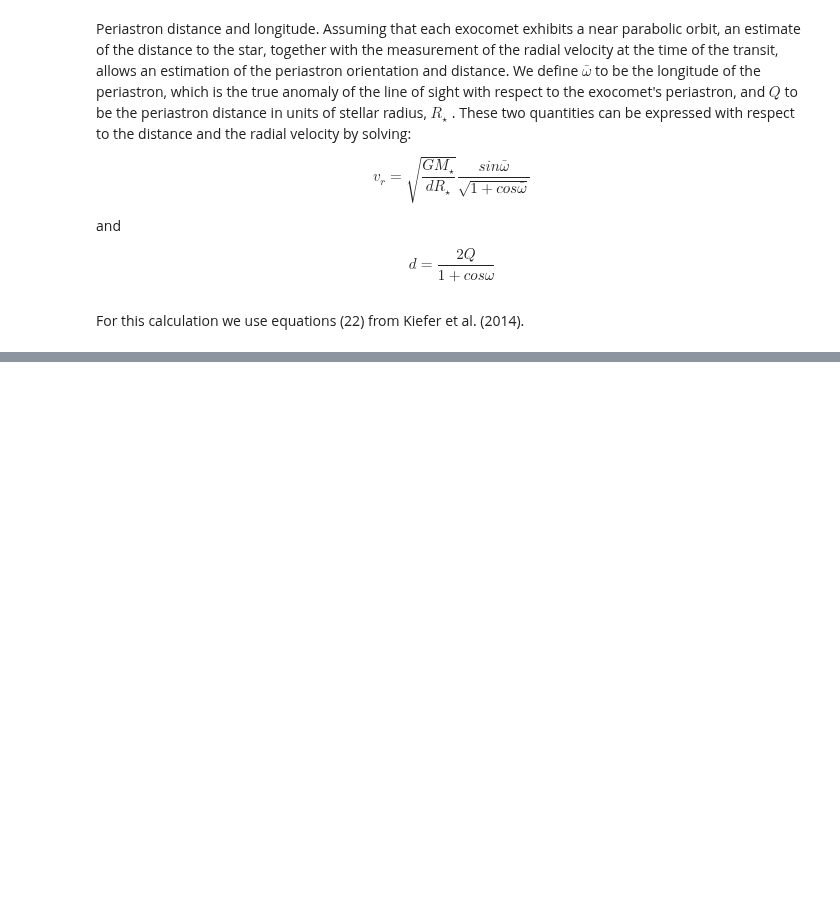
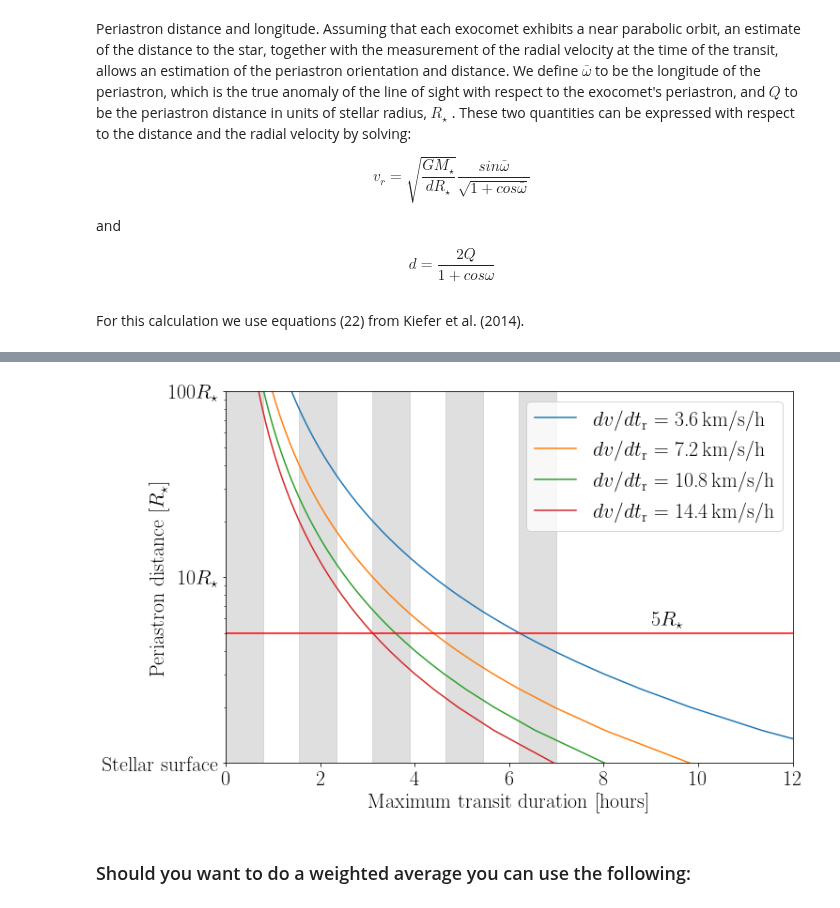
Before and after one commit to bdrdavies/exocomets, a Jupyter notebook: notebooks/transit_duration.ipynb, the cells around one changed output, grey strips where cells are left out. Drawn from its saved outputs; the diff is of its cells as text; code cells hidden in the pictures; blank space fills up the shorter version.

```diff
--- a/notebooks/transit_duration.ipynb
+++ b/notebooks/transit_duration.ipynb
@@ -84,3 +82,62 @@ Maximum transit duration: 4.6 ± 0.3 hours
+# %%
+# Setting the parameters for the plots
+plotting_params = {'backend': 'wxAgg',
+                   'font.family': 'serif',
+                   'font.size': 22,
+                   'lines.markersize' : 2,
+                   'axes.labelsize': 22,
+                   'legend.fontsize': 22,
+                   'xtick.labelsize': 22,
+                   'ytick.labelsize': 22,
+                   'text.usetex': True}
+
+plt.rcParams.update(plotting_params)
+# %%
+#fig = plt.figure(figsize=(10.0,6.0))
+fig, ax = plt.subplots(figsize=(11.0,7.0))
+
+for i in range(5):
+    plt.axvspan(i*1.55,0.80+i*1.55, alpha=0.5, color='#C0C0C0')
+
+
+'''
+q_vals = np.arange(2,6)*R
+dvdt_range = np.arange(0.1,11,0.1)
+dT = np.sqrt(2)*R/np.sqrt(1*R*dvdt_range)
+plt.plot(dT/3600,dvdt_range,label='Stellar surface',color='red')
+
+for j in range(len(q_vals)):
+    dT = np.sqrt(2)*R/np.sqrt(q_vals[j]*dvdt_range)
+    plt.plot(dT/3600,dvdt_range,label='q = '+str(q_vals[j]/R)+'R$_\star$')
+
+plt.xlabel(r'Maximum transit duration [hours]')
+plt.ylabel(r'Exocometary acceleration in m/s$^2$')
+'''
+
+q_range = np.arange(1,100,0.5)*R
+dvdt_range = np.arange(1.0,5,1)
+
+for j in range(len(dvdt_range)):
+    dT = np.sqrt(2)*R/np.sqrt(q_range*dvdt_range[j])
+    plt.plot(dT/3600,q_range/R,label=r'$dv/dt_\mathrm{r}$ = '+str(dvdt_range[j]*(3600/1000))+'\,km/s/h')
+
+plt.axhline(y = 5.0, color = 'r', linestyle = '-')
+plt.legend(loc='upper right', numpoints=1)
+plt.xlabel(r'Maximum transit duration [hours]')
+plt.ylabel(r'Periastron distance $[R_\star]$')
+plt.text(9,5.5,r'5$R_\star$')
+plt.xlim(0,12)
+plt.ylim(1,100)
+plt.yscale('log')
+ax.yaxis.set_label_coords(-.1, .5)
+plt.gca().set_yticks([1,10,100])
+plt.gca().set_yticklabels(['Stellar surface',r'10$R_\star$',r'100$R_\star$'])
+fig.tight_layout()
+plt.savefig('curves.pdf', bbox_inches='tight', pad_inches=0.1,dpi=300)
+# %% [output]
+[figure, added]
+# %% [markdown]
+### Should you want to do a weighted average you can use the following:
 # %%
 dist        = np.array([8.3,7.1])
 dist_err    = np.array([2.8,2.2])
```
Also changed, not shown: parts of 9 cells of this notebook, 7 other files.
